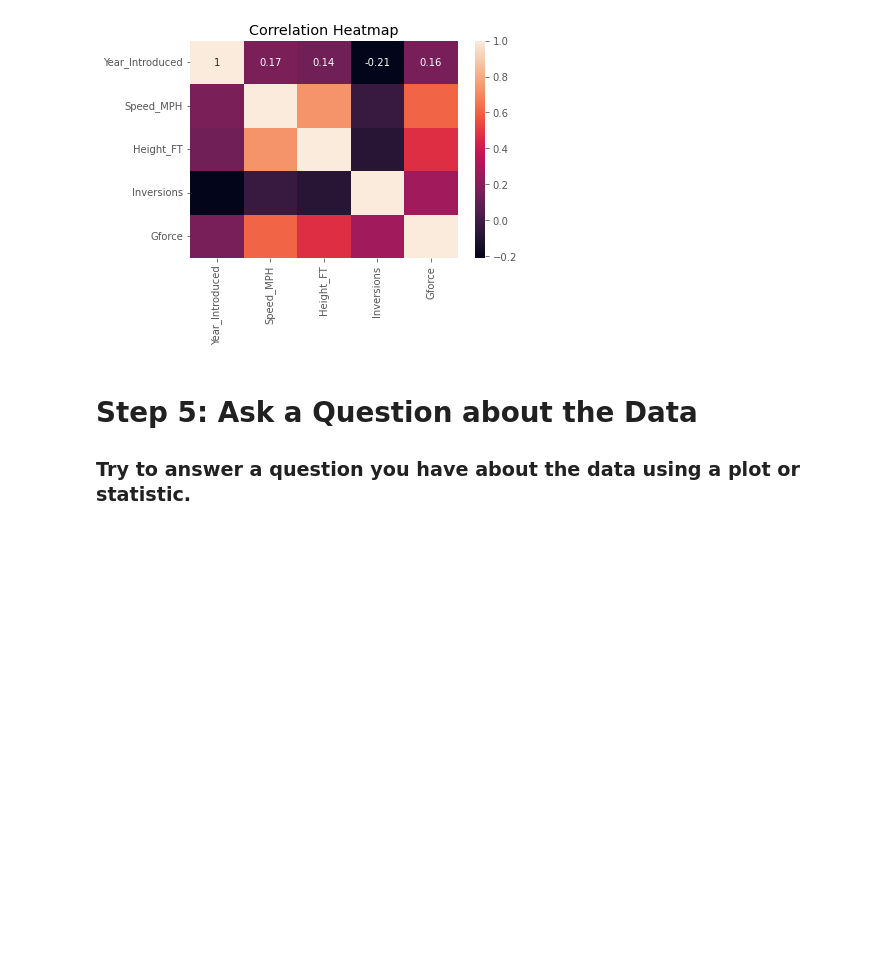
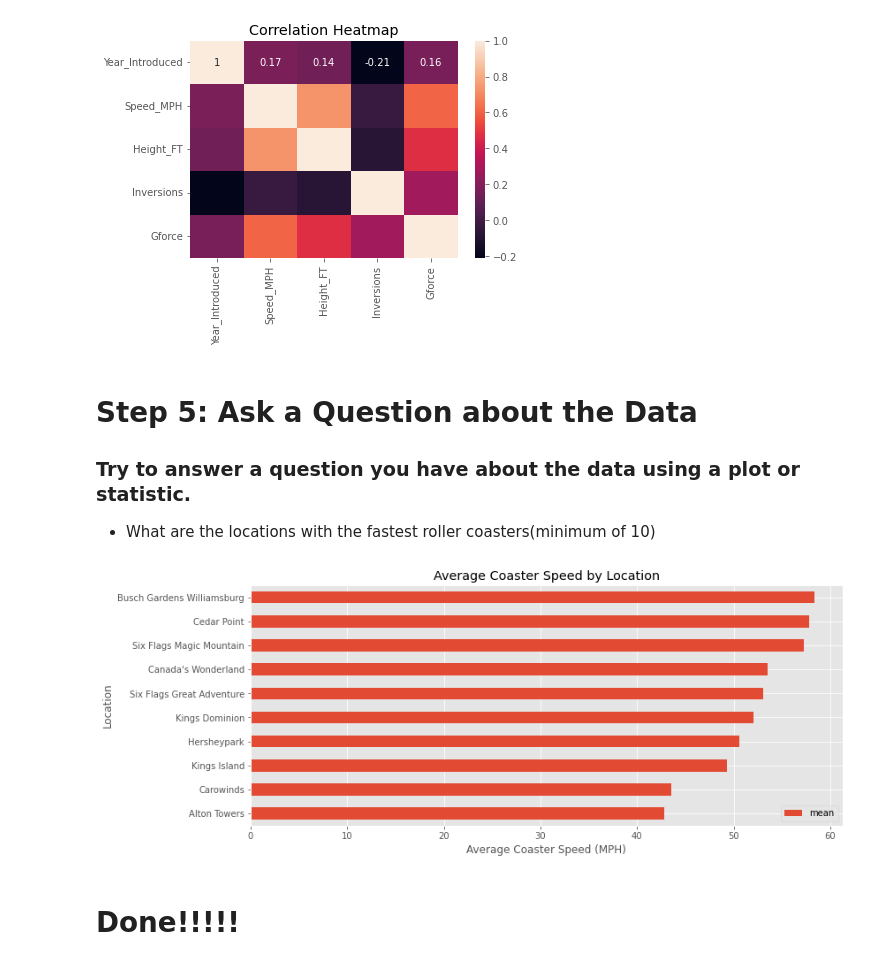
Before and after one commit to praveensinghaws/Python, a Jupyter notebook: Rob_Data_Seience/2-exploratory-data-analysis-with-pandas-python.ipynb, the cells around one changed output. Saved outputs shown, nothing was run; the diff lists cells and outputs as text; code cells hidden in the pictures; blank space fills up the shorter version.

Commit message:
Done Exploratory Data Analysis

```diff
--- a/Rob_Data_Seience/2-exploratory-data-analysis-with-pandas-python.ipynb
+++ b/Rob_Data_Seience/2-exploratory-data-analysis-with-pandas-python.ipynb
@@ -371,3 +371,27 @@ plt.show()
 # Step 5: Ask a Question about the Data
 
 ### Try to answer a question you have about the data using a plot or statistic.
+
+* What are the locations with the fastest roller coasters(minimum of 10)
+# %%
+# Filtering out rows where Location is not 'Other'
+filtered_df = df.query("Location != 'Other'")
+
+# Grouping by Location and calculating mean and count of Speed_MPH
+grouped_df = filtered_df.groupby('Location')['Speed_MPH'].agg(['mean', 'count'])
+
+# Filtering out locations with fewer than 10 entries
+grouped_df = grouped_df[grouped_df['count'] >= 10]
+
+# Sorting the DataFrame by mean speed
+sorted_df = grouped_df.sort_values('mean')
+
+# Plotting the horizontal bar plot
+ax = sorted_df.plot(kind='barh', y='mean', figsize=(12, 5), title='Average Coaster Speed by Location')
+ax.set_xlabel("Average Coaster Speed (MPH)")
+ax.set_ylabel("Location")
+plt.show()
+# %% [output]
+[figure, added]
+# %% [markdown]
+# Done!!!!!
```
Also changed, not shown: 1 other file.
